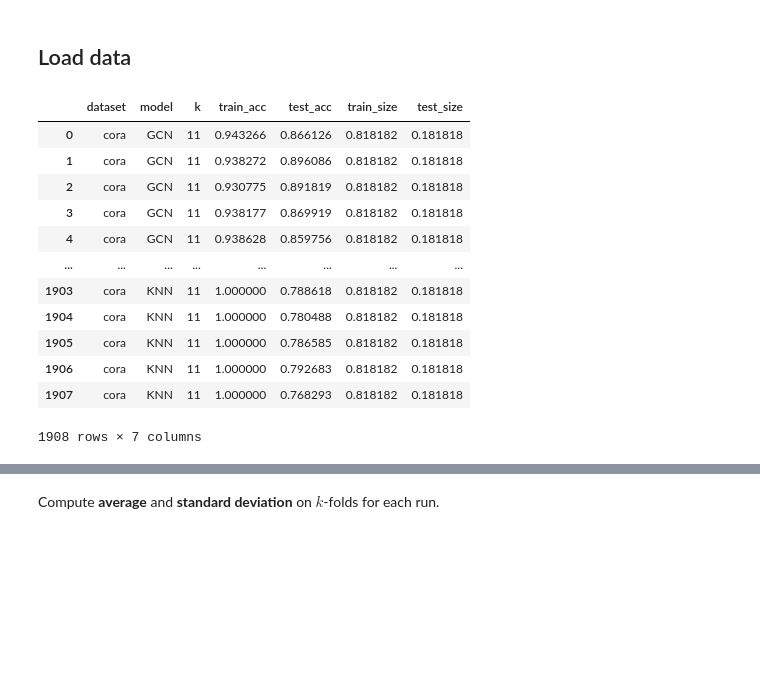
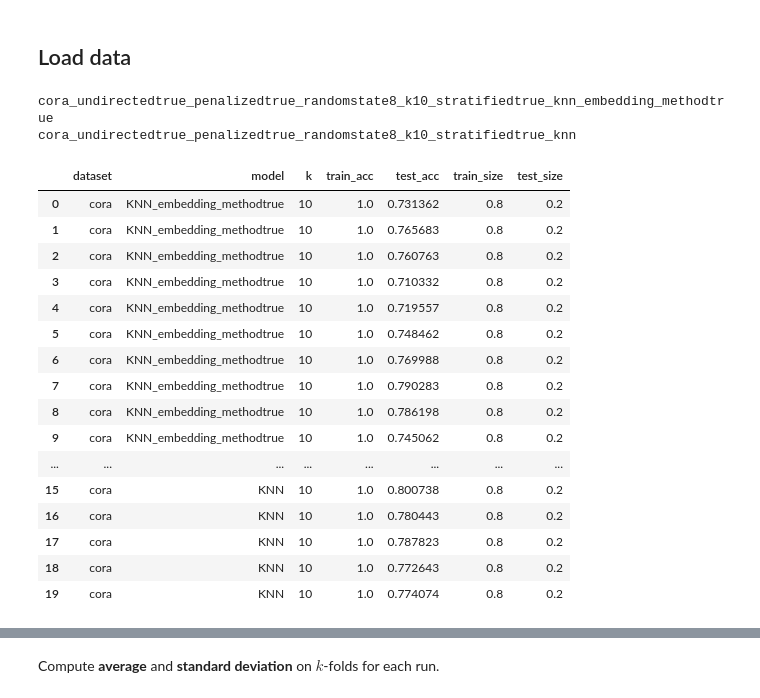
Before and after one commit to simondelarue/GNNsBenchmarkPerformance, a Jupyter notebook: notebooks/plots.ipynb, the cells around one changed output, grey strips where cells are left out. Saved outputs shown, nothing was run; the diff lists cells and outputs as text; code cells hidden in the pictures; blank space fills up the shorter version.

```diff
--- a/notebooks/plots.ipynb
+++ b/notebooks/plots.ipynb
@@ -33,8 +33,15 @@ def data2df(path: str, **kwargs):
             # Load data
             data = load_dict(path, file)
             k = data.get('meta').k
+            try:
+                if data.get('meta').embedding_method is not None:
+                    model = data.get('meta').model + '_embedding_method' + data.get('meta').embedding_method
+                else:
+                    model = data.get('meta').model
+            except:
+                model = data.get('meta').model
             mydf = pd.DataFrame({'dataset': [data.get('meta').dataset] * k,
-                        'model': [data.get('meta').model] * k,
+                        'model': [model] * k,
                         'k': [k] * k,
                         'train_size': [1 - (2 * (1 / k))] * k,
                         'test_size': [2 * (1 / k)] * k, # test + val
@@ -90,20 +97,27 @@ def line(error_y_mode=None, **kwargs):
 # %%
 RUNPATH = os.path.join(os.path.dirname(os.getcwd()), 'runs')
 
 # Store data into DataFrame
-df = data2df(RUNPATH, undir=True, penalized=True)
+#df = data2df(RUNPATH, undir=True, penalized=True)
+df = data2df(RUNPATH, undirected=True, penalized=True)
 df
 # %% [output]
+cora_undirectedtrue_penalizedtrue_randomstate8_k10_stratifiedtrue_knn_embedding_methodtrue
+cora_undirectedtrue_penalizedtrue_randomstate8_k10_stratifiedtrue_knn
 |  | dataset | model | k | train_acc | test_acc | train_size | test_size |
-| 0 | cora | GCN | 11 | 0.943266 | 0.866126 | 0.818182 | 0.181818 |
-| 1 | cora | GCN | 11 | 0.938272 | 0.896086 | 0.818182 | 0.181818 |
-| 2 | cora | GCN | 11 | 0.930775 | 0.891819 | 0.818182 | 0.181818 |
-| 3 | cora | GCN | 11 | 0.938177 | 0.869919 | 0.818182 | 0.181818 |
-| 4 | cora | GCN | 11 | 0.938628 | 0.859756 | 0.818182 | 0.181818 |
+| 0 | cora | KNN_embedding_methodtrue | 10 | 1.0 | 0.731362 | 0.8 | 0.2 |
+| 1 | cora | KNN_embedding_methodtrue | 10 | 1.0 | 0.765683 | 0.8 | 0.2 |
+| 2 | cora | KNN_embedding_methodtrue | 10 | 1.0 | 0.760763 | 0.8 | 0.2 |
+| 3 | cora | KNN_embedding_methodtrue | 10 | 1.0 | 0.710332 | 0.8 | 0.2 |
+| 4 | cora | KNN_embedding_methodtrue | 10 | 1.0 | 0.719557 | 0.8 | 0.2 |
+| 5 | cora | KNN_embedding_methodtrue | 10 | 1.0 | 0.748462 | 0.8 | 0.2 |
+| 6 | cora | KNN_embedding_methodtrue | 10 | 1.0 | 0.769988 | 0.8 | 0.2 |
+| 7 | cora | KNN_embedding_methodtrue | 10 | 1.0 | 0.790283 | 0.8 | 0.2 |
+| 8 | cora | KNN_embedding_methodtrue | 10 | 1.0 | 0.786198 | 0.8 | 0.2 |
+| 9 | cora | KNN_embedding_methodtrue | 10 | 1.0 | 0.745062 | 0.8 | 0.2 |
 | ... | ... | ... | ... | ... | ... | ... | ... |
-| 1903 | cora | KNN | 11 | 1.000000 | 0.788618 | 0.818182 | 0.181818 |
-| 1904 | cora | KNN | 11 | 1.000000 | 0.780488 | 0.818182 | 0.181818 |
-| 1905 | cora | KNN | 11 | 1.000000 | 0.786585 | 0.818182 | 0.181818 |
-| 1906 | cora | KNN | 11 | 1.000000 | 0.792683 | 0.818182 | 0.181818 |
-| 1907 | cora | KNN | 11 | 1.000000 | 0.768293 | 0.818182 | 0.181818 |
+| 15 | cora | KNN | 10 | 1.0 | 0.800738 | 0.8 | 0.2 |
+| 16 | cora | KNN | 10 | 1.0 | 0.780443 | 0.8 | 0.2 |
+| 17 | cora | KNN | 10 | 1.0 | 0.787823 | 0.8 | 0.2 |
+| 18 | cora | KNN | 10 | 1.0 | 0.772643 | 0.8 | 0.2 |
+| 19 | cora | KNN | 10 | 1.0 | 0.774074 | 0.8 | 0.2 |
-1908 rows × 7 columns
```
Also changed, not shown: parts of 15 cells of this notebook.
